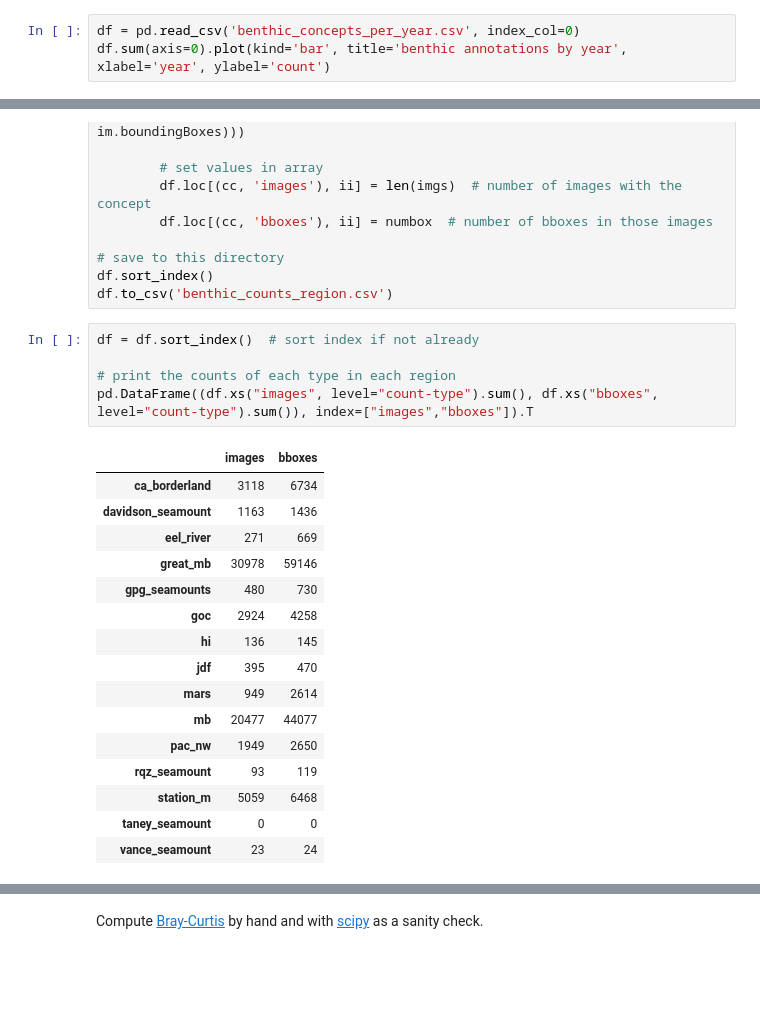
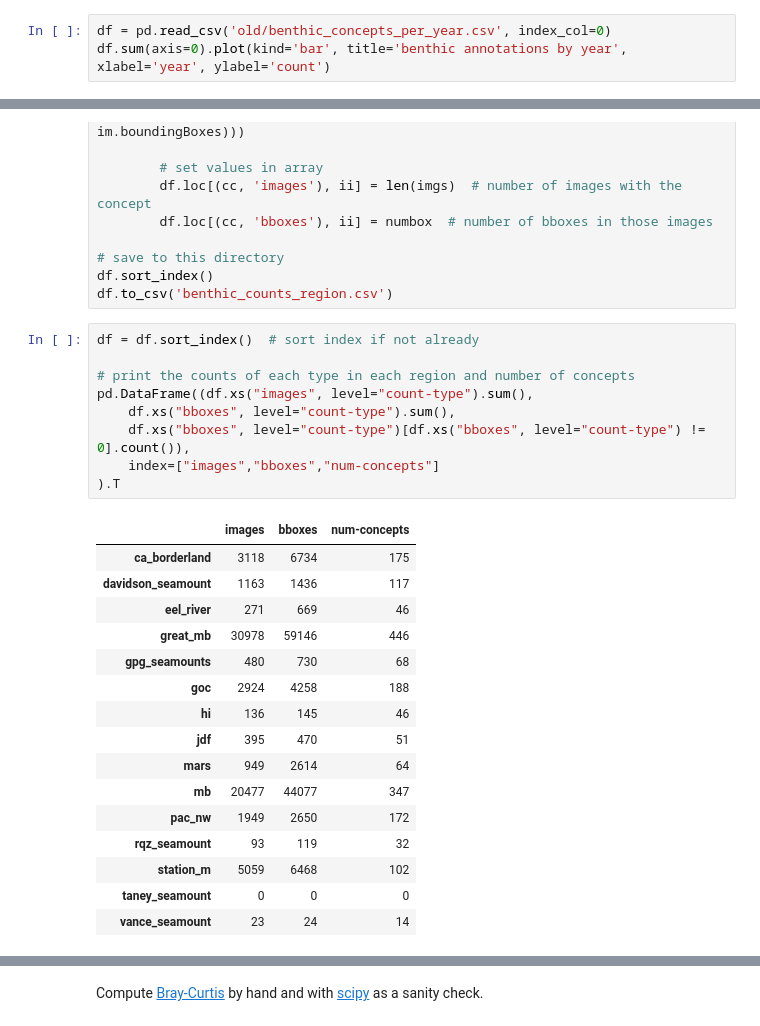
Before and after one commit to eor314/duds_explore, a Jupyter notebook: duds_explore.ipynb, the cells around one changed output, grey strips where cells are left out. Saved outputs shown, nothing was run; the diff lists cells and outputs as text; blank space fills up the shorter version.

```diff
--- a/duds_explore.ipynb
+++ b/duds_explore.ipynb
@@ -27,7 +28,7 @@ concepts = [line.strip() for line in concepts]
 ## By time
 Generate plots by year of localizations
 # %%
-df = pd.read_csv('benthic_concepts_per_year.csv', index_col=0)
+df = pd.read_csv('old/benthic_concepts_per_year.csv', index_col=0)
 df.sum(axis=0).plot(kind='bar', title='benthic annotations by year', xlabel='year', ylabel='count')
 # %% [output]
 <AxesSubplot:title={'center':'benthic annotations by year'}, xlabel='year', ylabel='count'>
@@ -153,22 +154,26 @@ df.to_csv('benthic_counts_region.csv')
 # %%
 df = df.sort_index()  # sort index if not already
 
-# print the counts of each type in each region
-pd.DataFrame((df.xs("images", level="count-type").sum(), df.xs("bboxes", level="count-type").sum()), index=["images","bboxes"]).T
+# print the counts of each type in each region and number of concepts
+pd.DataFrame((df.xs("images", level="count-type").sum(),
+    df.xs("bboxes", level="count-type").sum(),
+    df.xs("bboxes", level="count-type")[df.xs("bboxes", level="count-type") != 0].count()),
+    index=["images","bboxes","num-concepts"]
+).T
 # %% [output]
-|  | images | bboxes |
-| ca_borderland | 3118 | 6734 |
-| davidson_seamount | 1163 | 1436 |
-| eel_river | 271 | 669 |
-| great_mb | 30978 | 59146 |
-| gpg_seamounts | 480 | 730 |
-| goc | 2924 | 4258 |
-| hi | 136 | 145 |
-| jdf | 395 | 470 |
-| mars | 949 | 2614 |
-| mb | 20477 | 44077 |
-| pac_nw | 1949 | 2650 |
-| rqz_seamount | 93 | 119 |
-| station_m | 5059 | 6468 |
-| taney_seamount | 0 | 0 |
-| vance_seamount | 23 | 24 |
+|  | images | bboxes | num-concepts |
+| ca_borderland | 3118 | 6734 | 175 |
+| davidson_seamount | 1163 | 1436 | 117 |
+| eel_river | 271 | 669 | 46 |
+| great_mb | 30978 | 59146 | 446 |
+| gpg_seamounts | 480 | 730 | 68 |
+| goc | 2924 | 4258 | 188 |
+| hi | 136 | 145 | 46 |
+| jdf | 395 | 470 | 51 |
+| mars | 949 | 2614 | 64 |
+| mb | 20477 | 44077 | 347 |
+| pac_nw | 1949 | 2650 | 172 |
+| rqz_seamount | 93 | 119 | 32 |
+| station_m | 5059 | 6468 | 102 |
+| taney_seamount | 0 | 0 | 0 |
+| vance_seamount | 23 | 24 | 14 |
```
Also changed, not shown: parts of 16 cells of this notebook.
